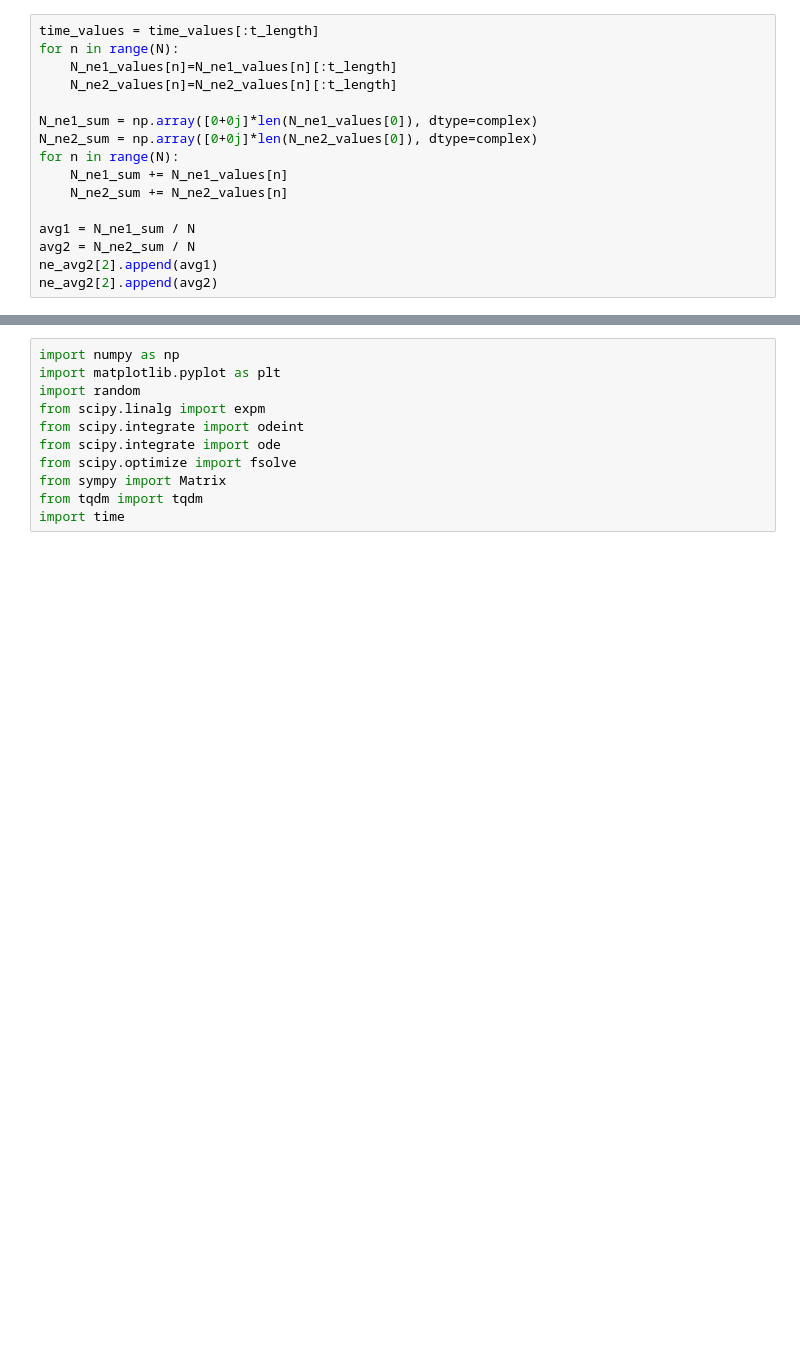
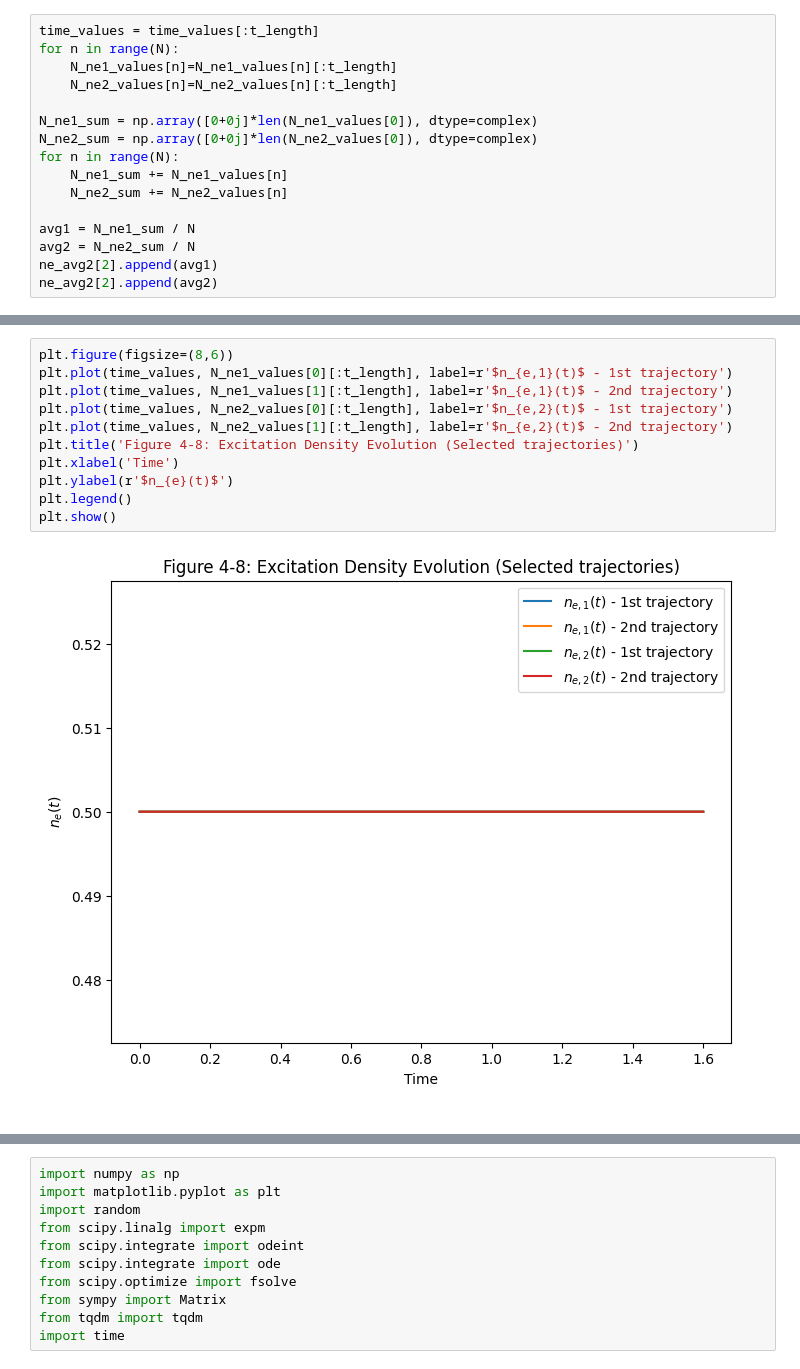
Before and after one commit to JSKao/Computational-Quantum-Many-Body-Physics, a Jupyter notebook: QJMC.ipynb, the cells around one changed output, grey strips where cells are left out. Cells and saved outputs as stored; diff of their text form; blank space fills up the shorter version.

```diff
--- a/QJMC.ipynb
+++ b/QJMC.ipynb
@@ -805,6 +805,21 @@ ne_avg2[2].append(avg1)
 ne_avg2[2].append(avg2)
 # %% [markdown]
 <a id="Figure4-8"></a>
+# %%
+plt.figure(figsize=(8,6))
+plt.plot(time_values, N_ne1_values[0][:t_length], label=r'$n_{e,1}(t)$ - 1st trajectory')
+plt.plot(time_values, N_ne1_values[1][:t_length], label=r'$n_{e,1}(t)$ - 2nd trajectory')
+plt.plot(time_values, N_ne2_values[0][:t_length], label=r'$n_{e,2}(t)$ - 1st trajectory')
+plt.plot(time_values, N_ne2_values[1][:t_length], label=r'$n_{e,2}(t)$ - 2nd trajectory')
+plt.title('Figure 4-8: Excitation Density Evolution (Selected trajectories)')
+plt.xlabel('Time')
+plt.ylabel(r'$n_{e}(t)$')
+plt.legend()
+plt.show()
+# %% [output]
+[figure, added]
+# %% [markdown]
+<a id="Figure4-9"></a>
 # %%
 plt.figure(figsize=(8,6))
 plt.plot(time_values, ne_avg2[2][0], label=r'$n_{e,1}(t)$')
```
Also changed, not shown: parts of 4 cells of this notebook.
